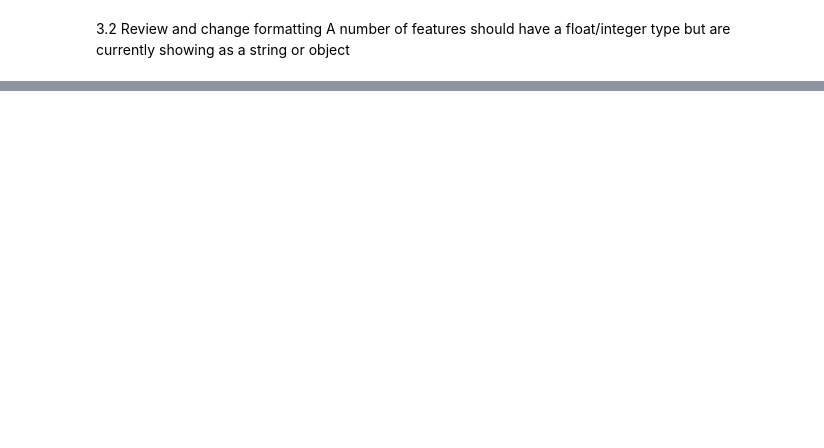
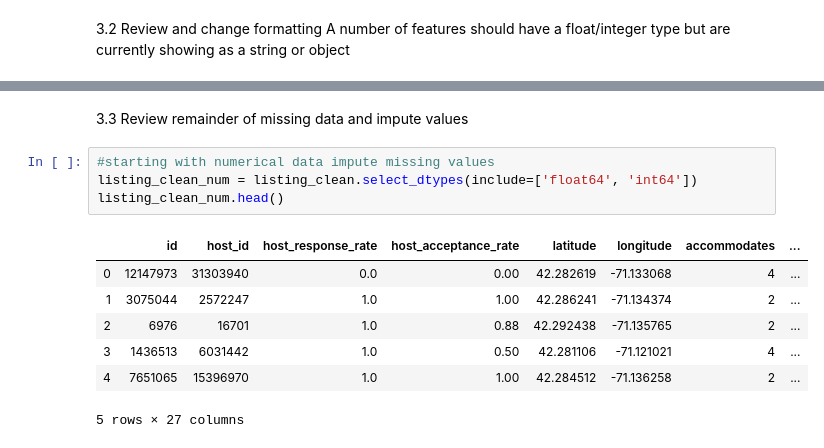
Before and after one commit to thebeachinspring/Airbnb_Data_Analysis, a Jupyter notebook: Airbnb_analysis.ipynb, the cells around one changed output, grey strips where cells are left out. Saved outputs shown, nothing was run; the diff lists cells and outputs as text; blank space fills up the shorter version.

```diff
--- a/Airbnb_analysis.ipynb
+++ b/Airbnb_analysis.ipynb
@@ -268,0 +321,14 @@ dtype: object
+# %% [markdown]
+3.3 Review remainder of missing data and impute values
+# %%
+#starting with numerical data impute missing values
+listing_clean_num = listing_clean.select_dtypes(include=['float64', 'int64'])
+listing_clean_num.head()
+# %% [output]
+|  | id | host_id | host_response_rate | host_acceptance_rate | latitude | longitude | accommodates | ... |
+| 0 | 12147973 | 31303940 | 0.0 | 0.00 | 42.282619 | -71.133068 | 4 | ... |
+| 1 | 3075044 | 2572247 | 1.0 | 1.00 | 42.286241 | -71.134374 | 2 | ... |
+| 2 | 6976 | 16701 | 1.0 | 0.88 | 42.292438 | -71.135765 | 2 | ... |
+| 3 | 1436513 | 6031442 | 1.0 | 0.50 | 42.281106 | -71.121021 | 4 | ... |
+| 4 | 7651065 | 15396970 | 1.0 | 1.00 | 42.284512 | -71.136258 | 2 | ... |
+5 rows × 27 columns
```
Also changed, not shown: parts of 21 cells of this notebook, 1 other file.
